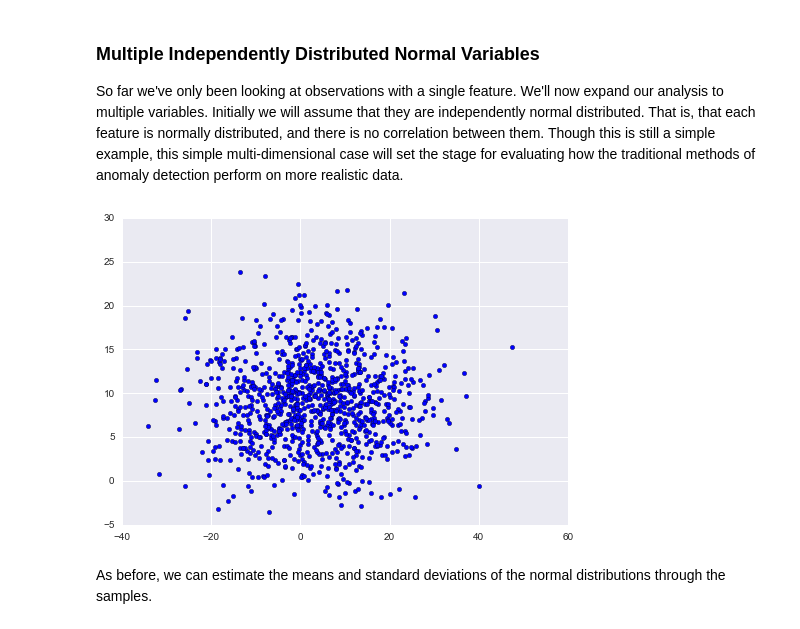
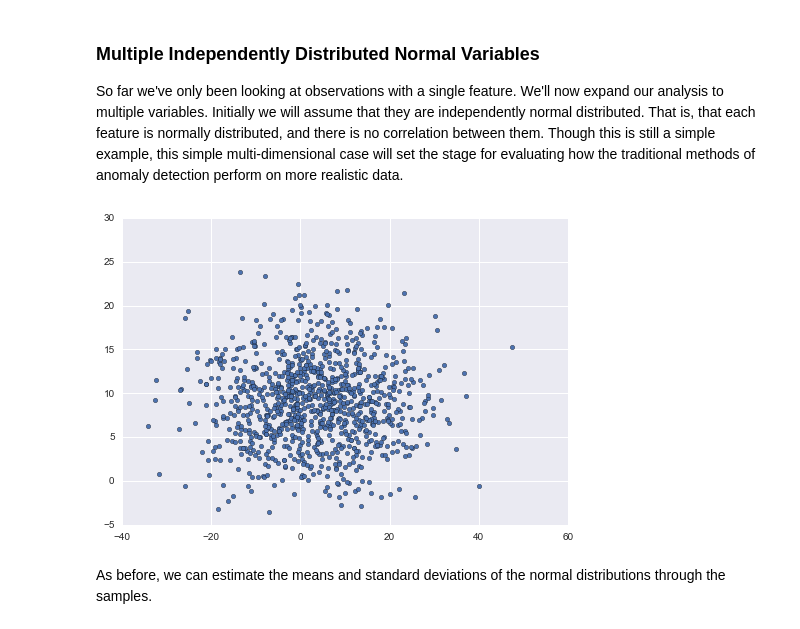
Before and after one commit to fastforwardlabs/anomaly_detection, a Jupyter notebook: Anomaly Detection Post.ipynb, the cells around one changed output. Saved outputs shown, nothing was run; the diff lists cells and outputs as text; code cells hidden in the pictures.

```diff
--- a/Anomaly Detection Post.ipynb
+++ b/Anomaly Detection Post.ipynb
@@ -7,6 +7,7 @@ import scipy as sp
 import pandas as pd
 import seaborn as sns
 sns.set_style('darkgrid')
+plotBlue = sns.color_palette()[0]
 np.random.seed(3)
 # %% [markdown]
 # Anomaly Detection & Probabilistic Programming
@@ -147,11 +148,11 @@ So far we've only been looking at observations with a single feature. We'll now
 # %%
 N = 1000
 X1 = np.random.normal(4, 12, N)
 X2 = np.random.normal(9, 5, N)
-plt.scatter(X1, X2)
+plt.scatter(X1, X2, c=plotBlue)
 plt.show()
 # %% [output]
-[figure, old version]
+[figure, new version]
 # %% [markdown]
 As before, we can estimate the means and standard deviations of the normal distributions through the samples.
 # %%
```
Also changed, not shown: parts of 13 cells of this notebook.
